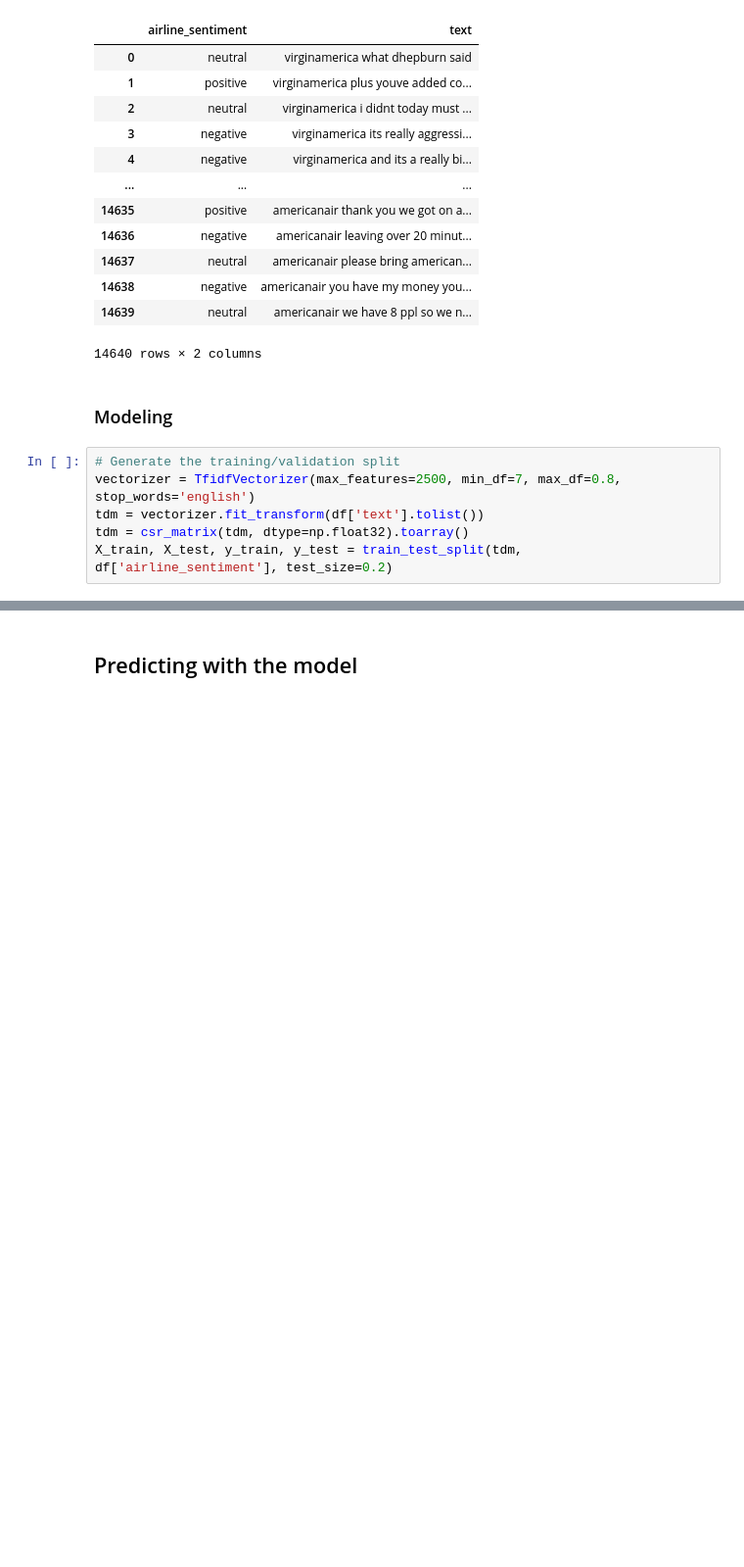
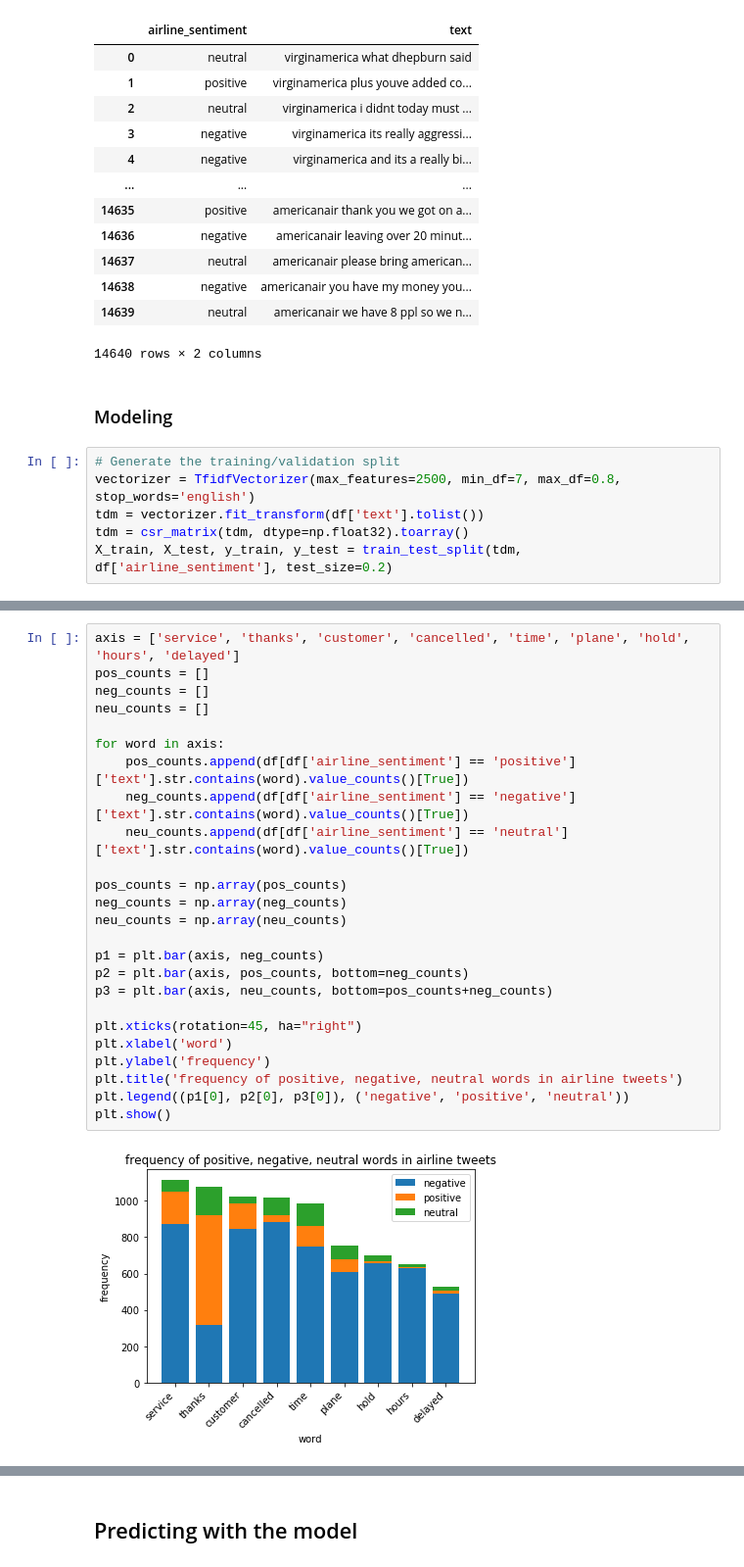
Before and after one commit to caseyh9/Roulette, a Jupyter notebook: sentiment_analysis/twitter-roulette.ipynb, the cells around one changed output, grey strips where cells are left out. Shown at 98% size. Drawn from its saved outputs; the diff is of its cells as text; blank space fills up the shorter version.

```diff
--- a/sentiment_analysis/twitter-roulette.ipynb
+++ b/sentiment_analysis/twitter-roulette.ipynb
@@ -189,0 +223,27 @@ print(accuracy_score(y_test, y_pred))
+# %%
+axis = ['service', 'thanks', 'customer', 'cancelled', 'time', 'plane', 'hold', 'hours', 'delayed']
+pos_counts = []
+neg_counts = []
+neu_counts = []
+
+for word in axis:
+    pos_counts.append(df[df['airline_sentiment'] == 'positive']['text'].str.contains(word).value_counts()[True])
+    neg_counts.append(df[df['airline_sentiment'] == 'negative']['text'].str.contains(word).value_counts()[True])
+    neu_counts.append(df[df['airline_sentiment'] == 'neutral']['text'].str.contains(word).value_counts()[True])
+
+pos_counts = np.array(pos_counts)
+neg_counts = np.array(neg_counts)
+neu_counts = np.array(neu_counts)
+
+p1 = plt.bar(axis, neg_counts)
+p2 = plt.bar(axis, pos_counts, bottom=neg_counts)
+p3 = plt.bar(axis, neu_counts, bottom=pos_counts+neg_counts)
+
+plt.xticks(rotation=45, ha="right")
+plt.xlabel('word')
+plt.ylabel('frequency')
+plt.title('frequency of positive, negative, neutral words in airline tweets')
+plt.legend((p1[0], p2[0], p3[0]), ('negative', 'positive', 'neutral'))
+plt.show()
+# %% [output]
+[figure, added]
```
Also changed, not shown: parts of 11 cells of this notebook.
